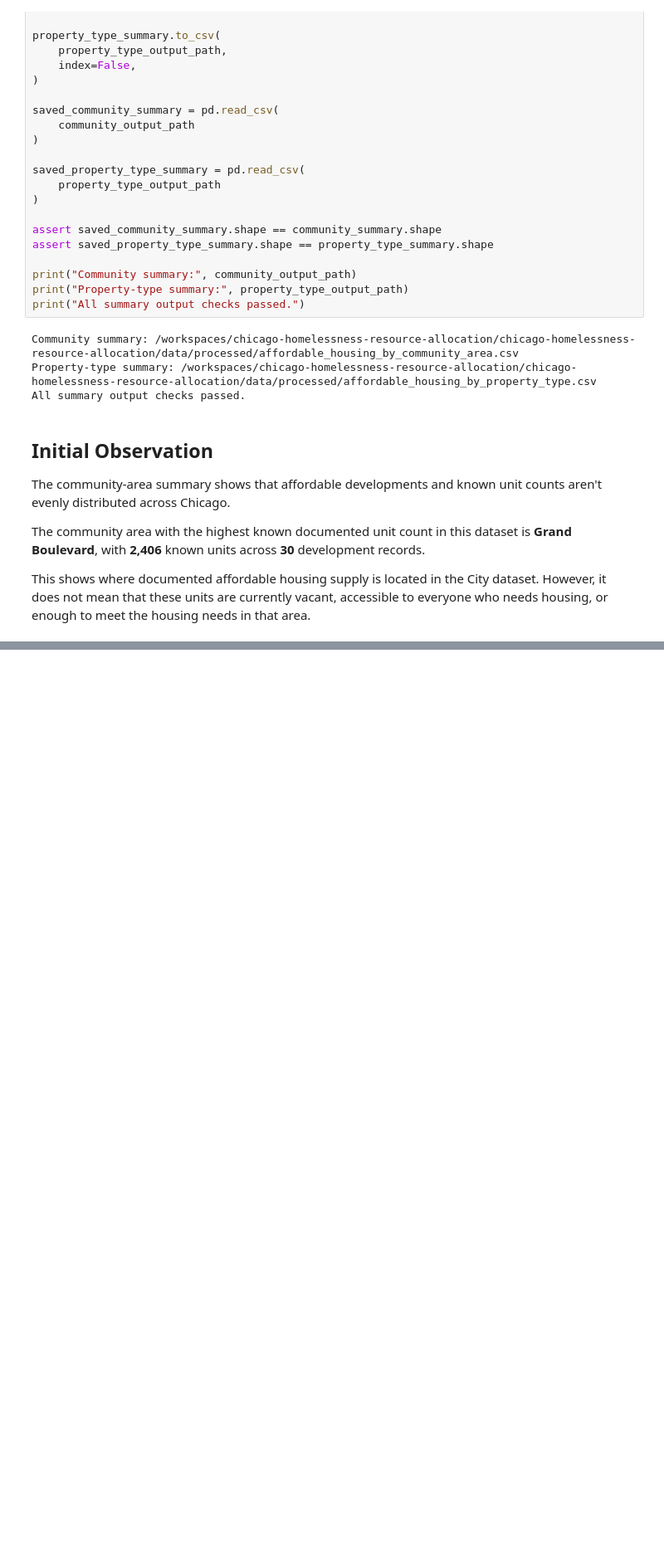
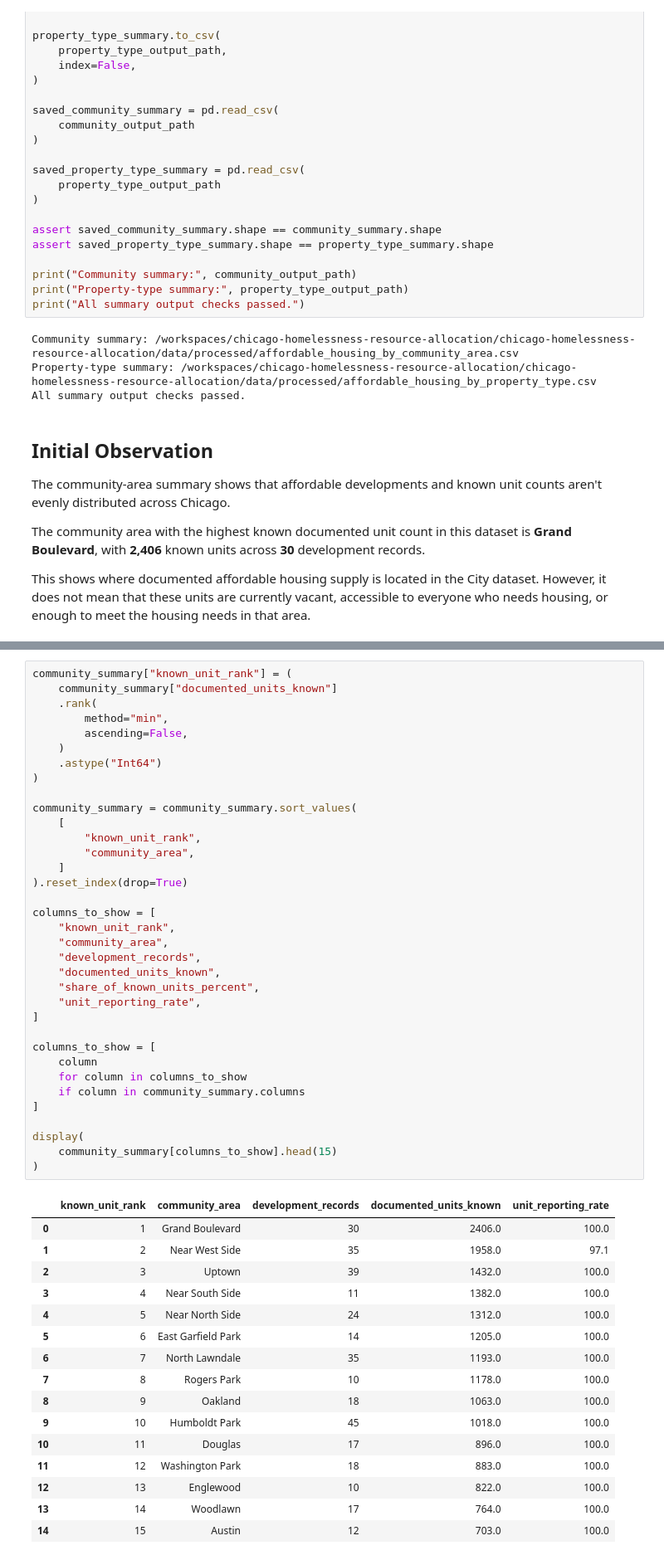
Before and after one commit to yasiamah/chicago-homelessness-resource-allocation, a Jupyter notebook: notebooks/04_affordable_housing_summary.ipynb, the cells around one changed output, grey strips where cells are left out. Shown at 83% size. Cells and saved outputs as stored; diff of their text form; blank space fills up the shorter version.

```diff
--- a/notebooks/04_affordable_housing_summary.ipynb
+++ b/notebooks/04_affordable_housing_summary.ipynb
@@ -305,0 +322,52 @@ This shows where documented affordable housing supply is located in the City dat
+# %%
+community_summary["known_unit_rank"] = (
+    community_summary["documented_units_known"]
+    .rank(
+        method="min",
+        ascending=False,
+    )
+    .astype("Int64")
+)
+
+community_summary = community_summary.sort_values(
+    [
+        "known_unit_rank",
+        "community_area",
+    ]
+).reset_index(drop=True)
+
+columns_to_show = [
+    "known_unit_rank",
+    "community_area",
+    "development_records",
+    "documented_units_known",
+    "share_of_known_units_percent",
+    "unit_reporting_rate",
+]
+
+columns_to_show = [
+    column
+    for column in columns_to_show
+    if column in community_summary.columns
+]
+
+display(
+    community_summary[columns_to_show].head(15)
+)
+# %% [output]
+|  | known_unit_rank | community_area | development_records | documented_units_known | unit_reporting_rate |
+| 0 | 1 | Grand Boulevard | 30 | 2406.0 | 100.0 |
+| 1 | 2 | Near West Side | 35 | 1958.0 | 97.1 |
+| 2 | 3 | Uptown | 39 | 1432.0 | 100.0 |
+| 3 | 4 | Near South Side | 11 | 1382.0 | 100.0 |
+| 4 | 5 | Near North Side | 24 | 1312.0 | 100.0 |
+| 5 | 6 | East Garfield Park | 14 | 1205.0 | 100.0 |
+| 6 | 7 | North Lawndale | 35 | 1193.0 | 100.0 |
+| 7 | 8 | Rogers Park | 10 | 1178.0 | 100.0 |
+| 8 | 9 | Oakland | 18 | 1063.0 | 100.0 |
+| 9 | 10 | Humboldt Park | 45 | 1018.0 | 100.0 |
+| 10 | 11 | Douglas | 17 | 896.0 | 100.0 |
+| 11 | 12 | Washington Park | 18 | 883.0 | 100.0 |
+| 12 | 13 | Englewood | 10 | 822.0 | 100.0 |
+| 13 | 14 | Woodlawn | 17 | 764.0 | 100.0 |
+| 14 | 15 | Austin | 12 | 703.0 | 100.0 |
```
Also changed, not shown: parts of 5 cells of this notebook, 3 other files.
